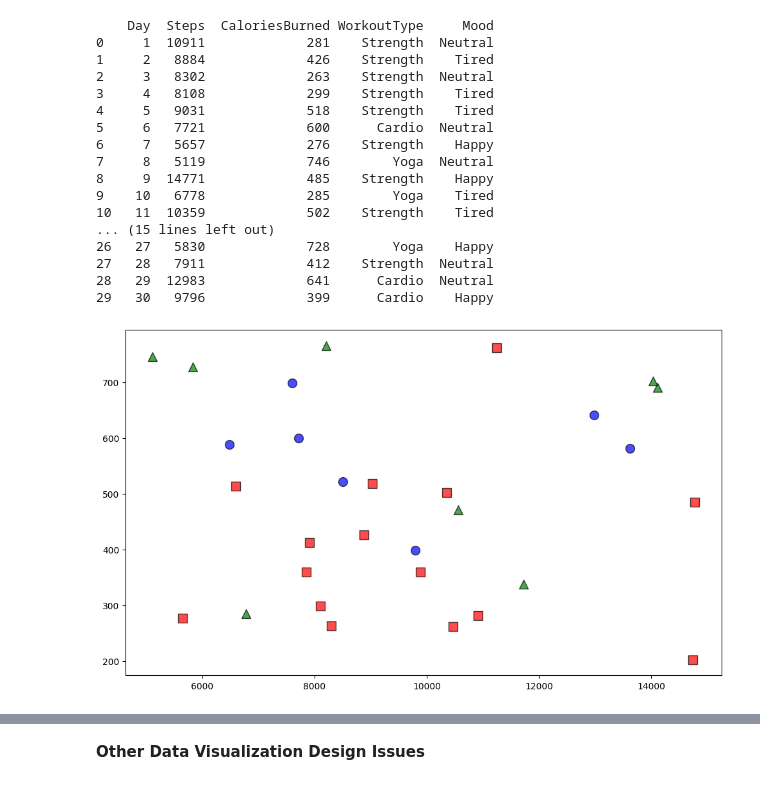
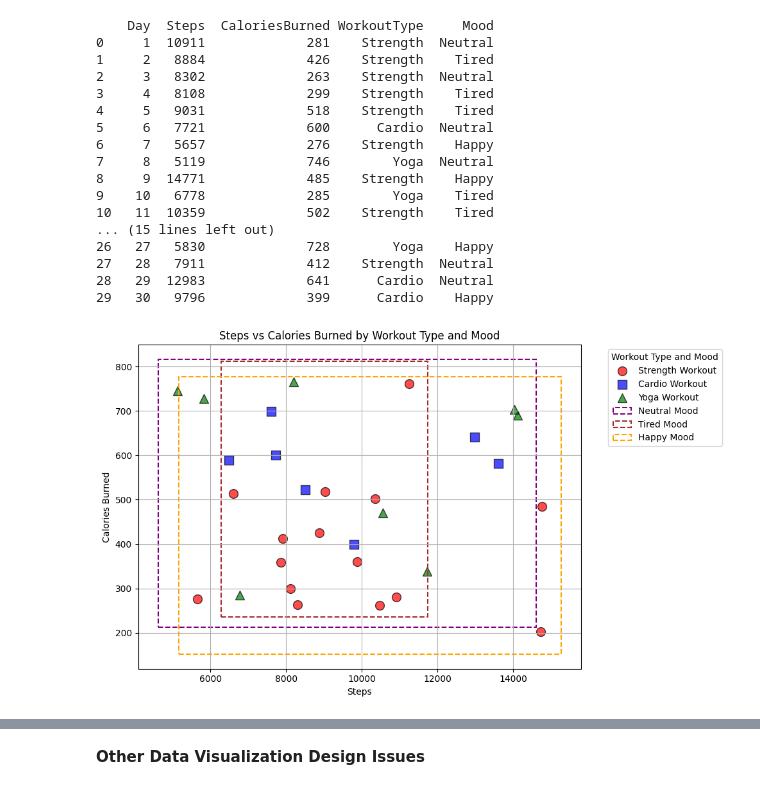
Before and after one commit to qmdmlot/CPE-031-Visualizations-and-Data-Analysis, a Jupyter notebook: Copy_of_Hands_On_Activity_6_|_Data_Visualization_and_Design.ipynb, the cells around one changed output, grey strips where cells are left out. Saved outputs shown, nothing was run; the diff lists cells and outputs as text; code cells hidden in the pictures.

```diff
--- a/Copy_of_Hands_On_Activity_6_|_Data_Visualization_and_Design.ipynb
+++ b/Copy_of_Hands_On_Activity_6_|_Data_Visualization_and_Design.ipynb
@@ -472,24 +484,47 @@ print(fitness_data)
 27   28   7911             412    Strength  Neutral
 28   29  12983             641      Cardio  Neutral
 29   30   9796             399      Cardio    Happy
-# %%
-# Task 3: Apply Gestalt Principles and Maximize Data-Ink Ratio
-
-# Similarity: Use color for WorkoutType
-workout_colors = {'Cardio': 'blue', 'Strength': 'red', 'Yoga': 'green'}
-workout_shapes = {'Cardio': 'o', 'Strength': 's', 'Yoga': '^'} # Using shapes as well for better distinction
-
-plt.figure(figsize=(12, 7))
-
-# Proximity & Similarity: Scatter plot of Steps vs CaloriesBurned
-for wtype in fitness_data['WorkoutType'].unique():
-    subset = fitness_data[fitness_data['WorkoutType'] == wtype]
-    plt.scatter(subset['Steps'], subset['CaloriesBurned'],
-                c=workout_colors[wtype],
-                marker=workout_shapes[wtype],
-                s=100,
-                alpha=0.7,
-                edgecolors='black',
-                label=f'{wtype}')
-# %% [output]
-[figure, removed]
+# %%
+# Task 3: Apply Gestalt Principles and Maximize Data-Ink Ratio
+
+colors = {'Cardio':'blue','Strength': 'red', 'Yoga':'green'}
+shapes = {'Cardio':'s','Strength': 'o','Yoga':'^'}
+
+plt.figure(figsize=(10,6))
+for wtype in fitness_data['WorkoutType'].unique():
+    subset = fitness_data[fitness_data['WorkoutType'] == wtype]
+    plt.scatter(subset['Steps'], subset['CaloriesBurned'],
+                c=colors[wtype],
+                marker=shapes[wtype],
+                s=100,
+                alpha=0.7,
+                edgecolors='black',
+                label=f'{wtype} Workout')
+
+enclosure_colors = {'Happy': 'orange', 'Neutral': 'purple', 'Tired': 'brown'}
+for mood in fitness_data['Mood'].unique():
+    subset = fitness_data[fitness_data['Mood'] == mood]
+    if not subset.empty:
+        x_min, x_max = subset['Steps'].min(), subset['Steps'].max()
+        y_min, y_max = subset['CaloriesBurned'].min(), subset['CaloriesBurned'].max()
+        plt.gca().add_patch(plt.Rectangle(
+            (x_min - 500, y_min - 50),
+            (x_max - x_min) + 1000,
+            (y_max - y_min) + 100,
+            fill=False,
+            edgecolor=enclosure_colors[mood],
+            linestyle='--',
+            linewidth=1.5,
+            label=f'{mood} Mood'
+        ))
+
+
+plt.title('Steps vs Calories Burned by Workout Type and Mood')
+plt.xlabel('Steps')
+plt.ylabel('Calories Burned')
+plt.legend(title='Workout Type and Mood', bbox_to_anchor=(1.05, 1), loc='upper left')
+plt.grid(True)
+plt.tight_layout()
+plt.show()
+# %% [output]
+[figure, added]
```
Also changed, not shown: parts of 10 cells of this notebook.
